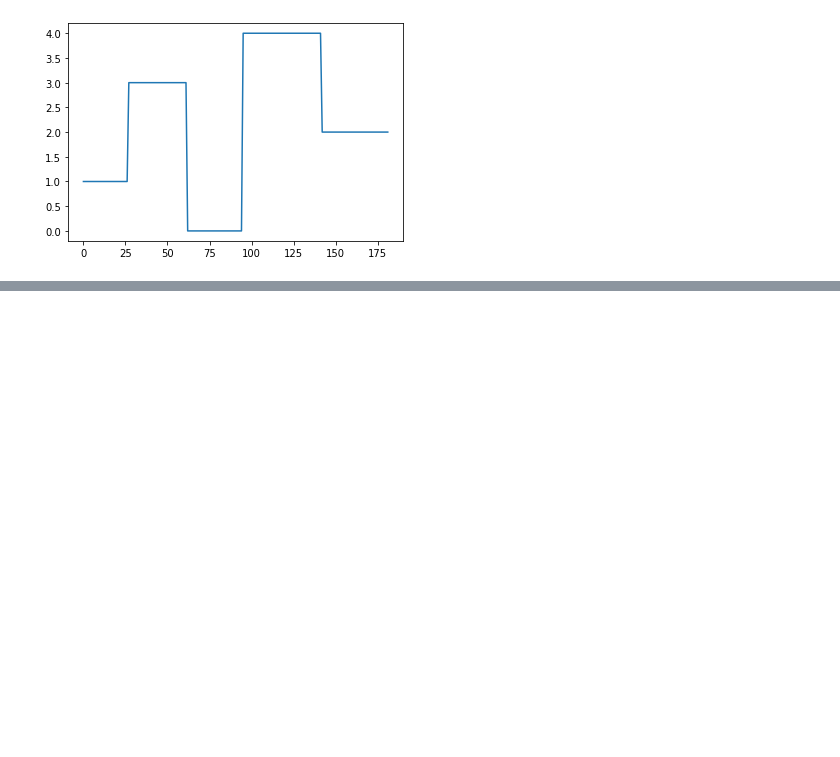
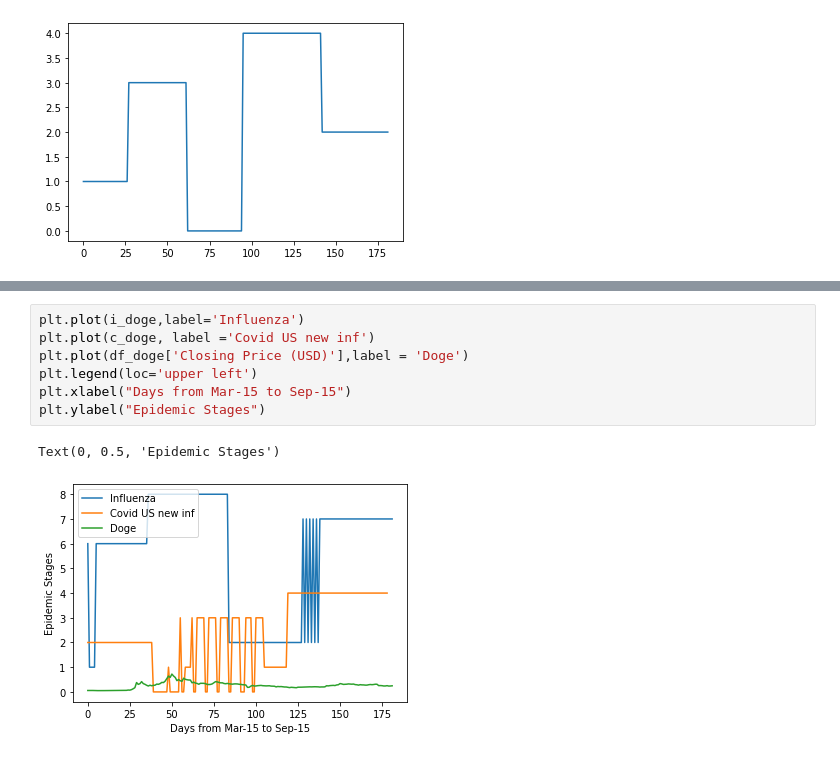
Before and after one commit to garimendra/cse8803epi.github.io, a Jupyter notebook: src/EPI_ILI.ipynb, the cells around one changed output, grey strips where cells are left out. Saved outputs shown, nothing was run; the diff lists cells and outputs as text; blank space fills up the shorter version.

```diff
--- a/src/EPI_ILI.ipynb
+++ b/src/EPI_ILI.ipynb
@@ -326,0 +433,10 @@ plt.plot(h_doge2)
+# %%
+plt.plot(i_doge,label='Influenza')
+plt.plot(c_doge, label ='Covid US new inf')
+plt.plot(df_doge['Closing Price (USD)'],label = 'Doge')
+plt.legend(loc='upper left')
+plt.xlabel("Days from Mar-15 to Sep-15")
+plt.ylabel("Epidemic Stages")
+# %% [output]
+Text(0, 0.5, 'Epidemic Stages')
+[figure, added]
```
Also changed, not shown: parts of 13 cells of this notebook, 1 other file.
